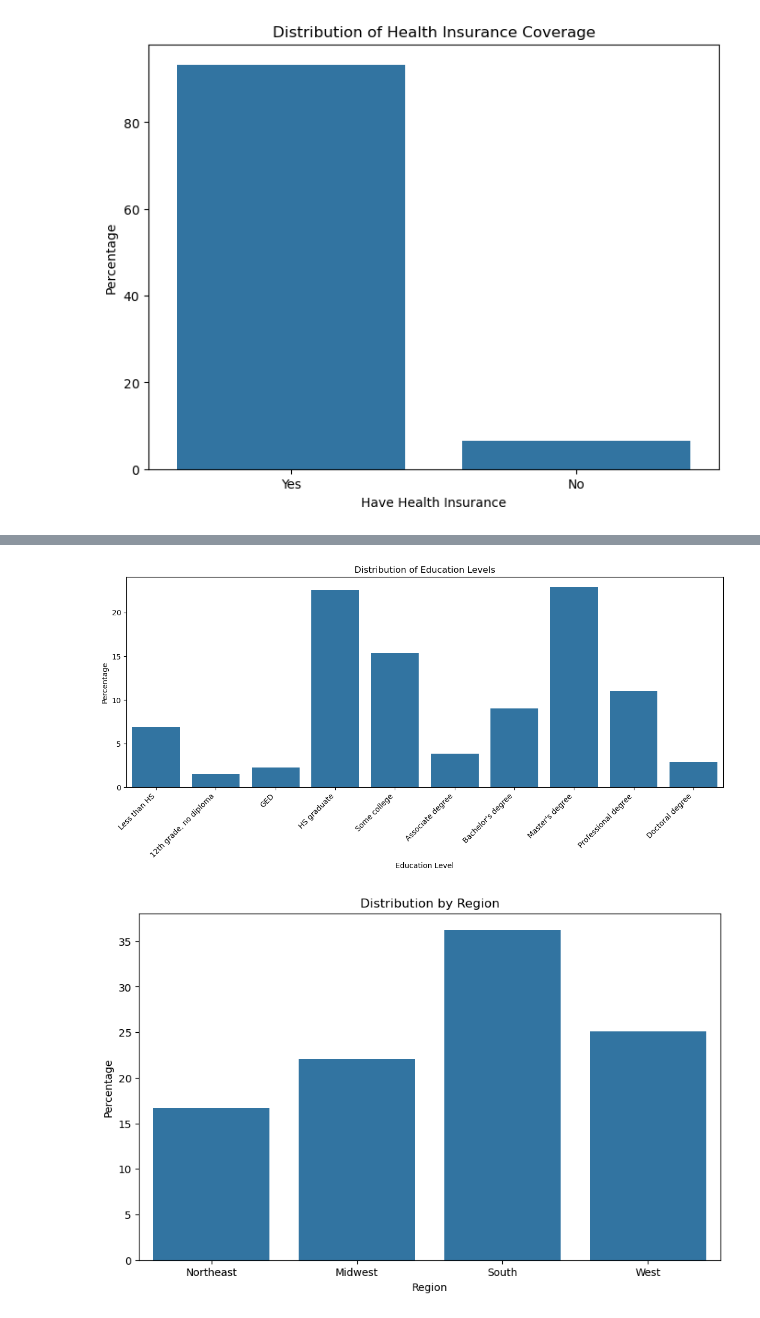
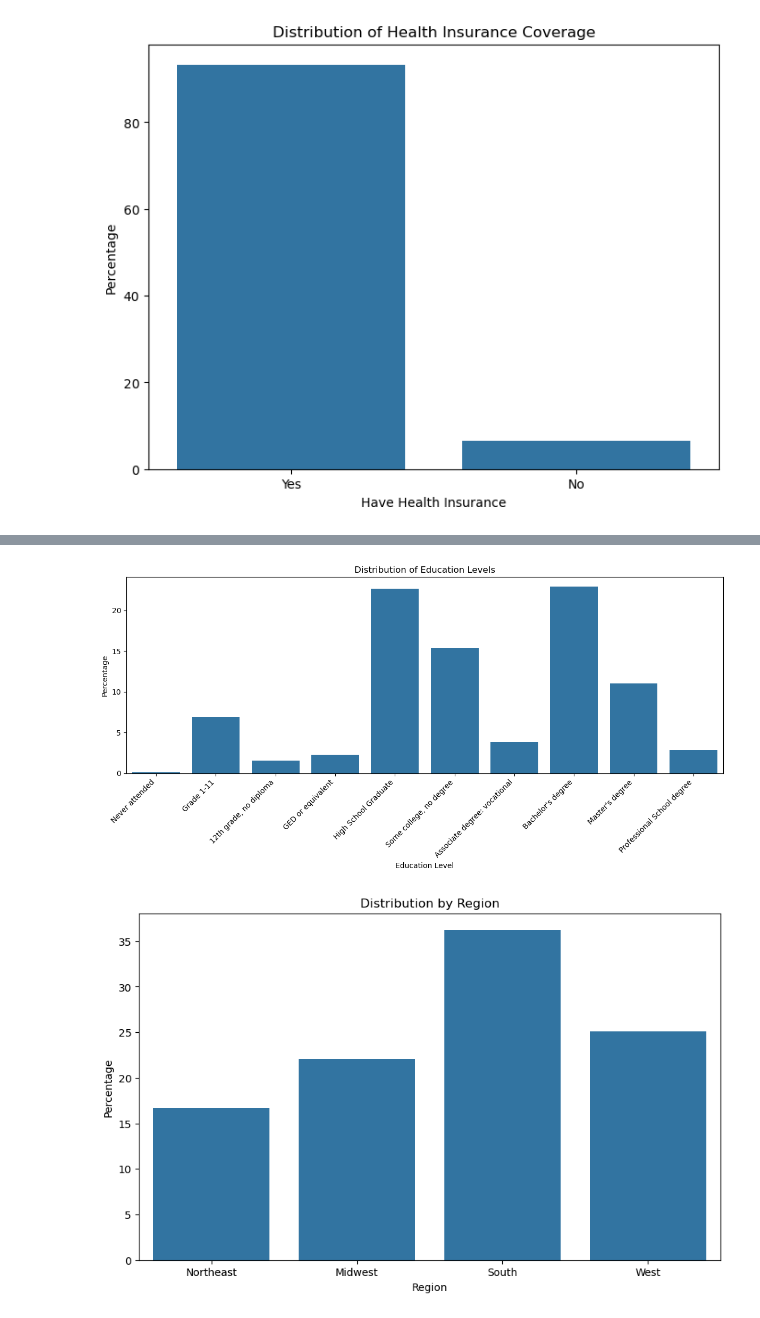
Before and after one commit to renaqd/sagemaker-mlops, a Jupyter notebook: data_management/data_ingestion.ipynb, the cells around one changed output, grey strips where cells are left out. Drawn from its saved outputs; the diff is of its cells as text; code cells hidden in the pictures.

```diff
--- a/data_management/data_ingestion.ipynb
+++ b/data_management/data_ingestion.ipynb
@@ -712,20 +756,28 @@ plt.show()
 # %%
-# For EDUCP_A (education level), we might want to label the categories
+# For EDUCP_A (education level)
 edu_dist = get_distribution('EDUCP_A')
 edu_labels = {
-    1: 'Less than HS', 2: '12th grade, no diploma', 3: 'GED', 4: 'HS graduate',
-    5: 'Some college', 6: 'Associate degree', 7: "Bachelor's degree", 8: "Master's degree",
-    9: 'Professional degree', 10: 'Doctoral degree'
+    0: 'Never attended',
+    1: 'Grade 1-11',
+    2: '12th grade, no diploma',
+    3: 'GED or equivalent',
+    4: 'High School Graduate',
+    5: 'Some college, no degree',
+    6: 'Associate degree: vocational',
+    8: "Bachelor's degree",
+    9: "Master's degree",
+    10: 'Professional School degree',
 }
+
 edu_dist['EDUCP_A'] = edu_dist['EDUCP_A'].map(edu_labels)
 plt.figure(figsize=(12, 6))
 sns.barplot(x='EDUCP_A', y='percentage', data=edu_dist)
 plt.title('Distribution of Education Levels')
 plt.xlabel('Education Level')
 plt.ylabel('Percentage')
 plt.xticks(rotation=45, ha='right')
 plt.tight_layout()
 plt.show()
 # %% [output]
-[figure, old version]
+[figure, new version]
 # %%
```
Also changed, not shown: parts of 23 cells of this notebook.
